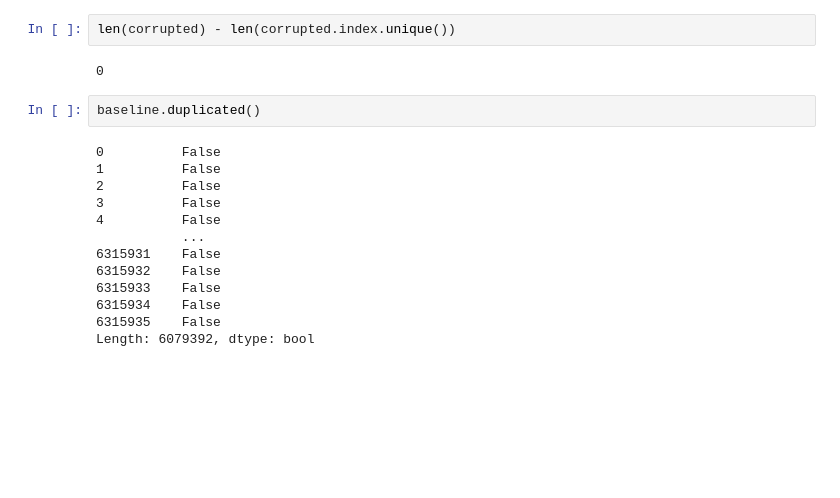
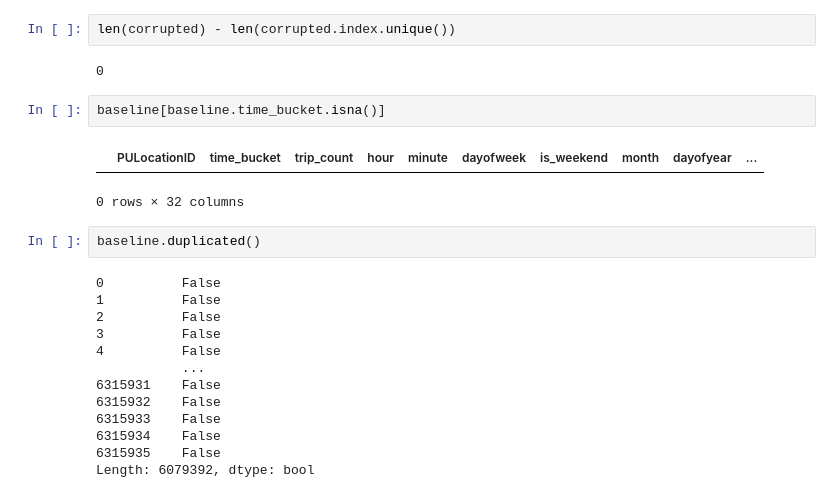
Before and after one commit to auto-d/k8s-taxi, a Jupyter notebook: eda.ipynb, the cells around one changed output. Cells and saved outputs as stored; diff of their text form; blank space fills up the shorter version.

```diff
--- a/eda.ipynb
+++ b/eda.ipynb
@@ -242,6 +242,11 @@ True
 len(corrupted) - len(corrupted.index.unique())
 # %% [output]
 0
+# %%
+baseline[baseline.time_bucket.isna()]
+# %% [output]
+|  | PULocationID | time_bucket | trip_count | hour | minute | dayofweek | is_weekend | month | dayofyear | ... |
+0 rows × 32 columns
 # %%
 baseline.duplicated()
 # %% [output]
```
Also changed, not shown: parts of 6 cells of this notebook, 1 other file.
